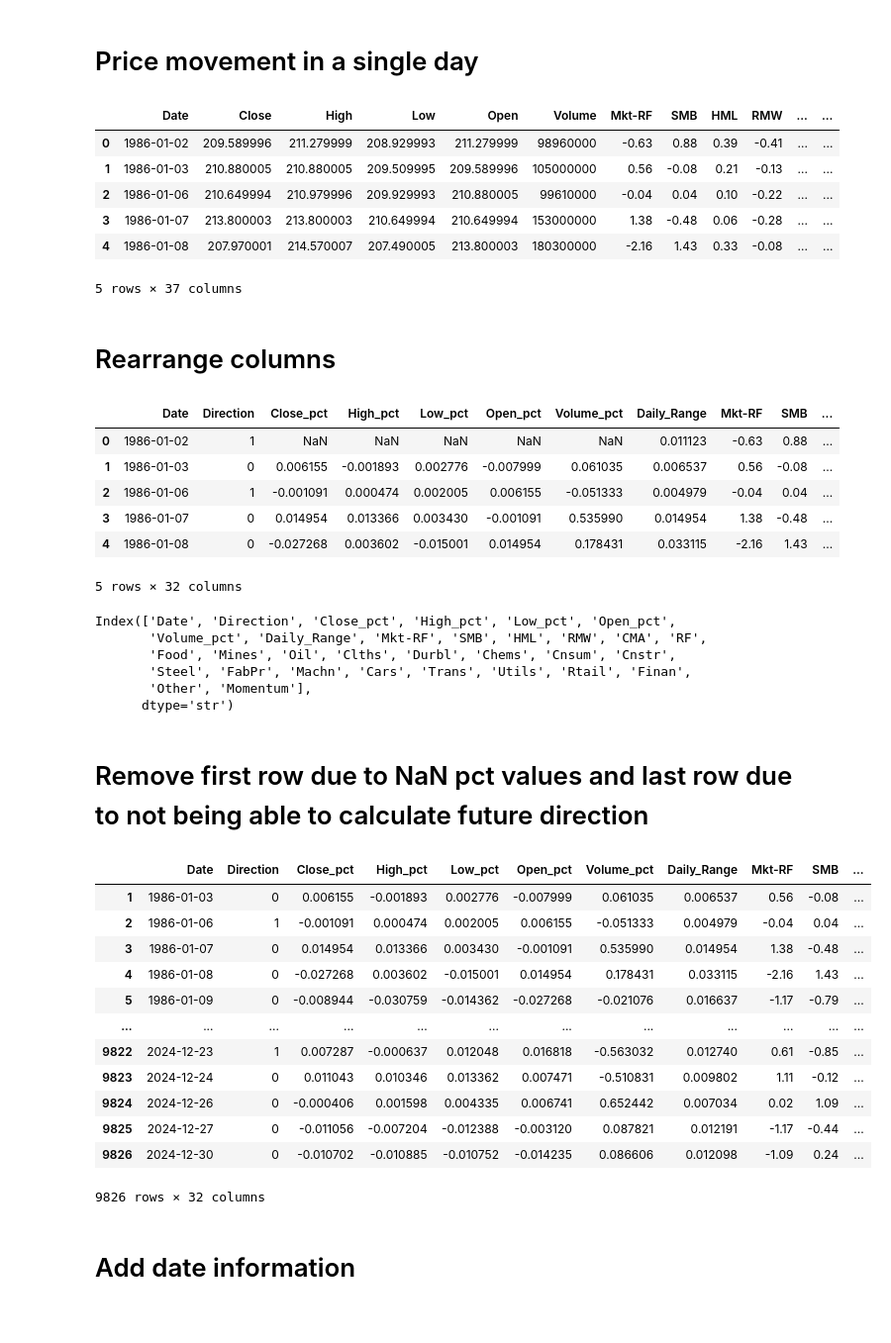
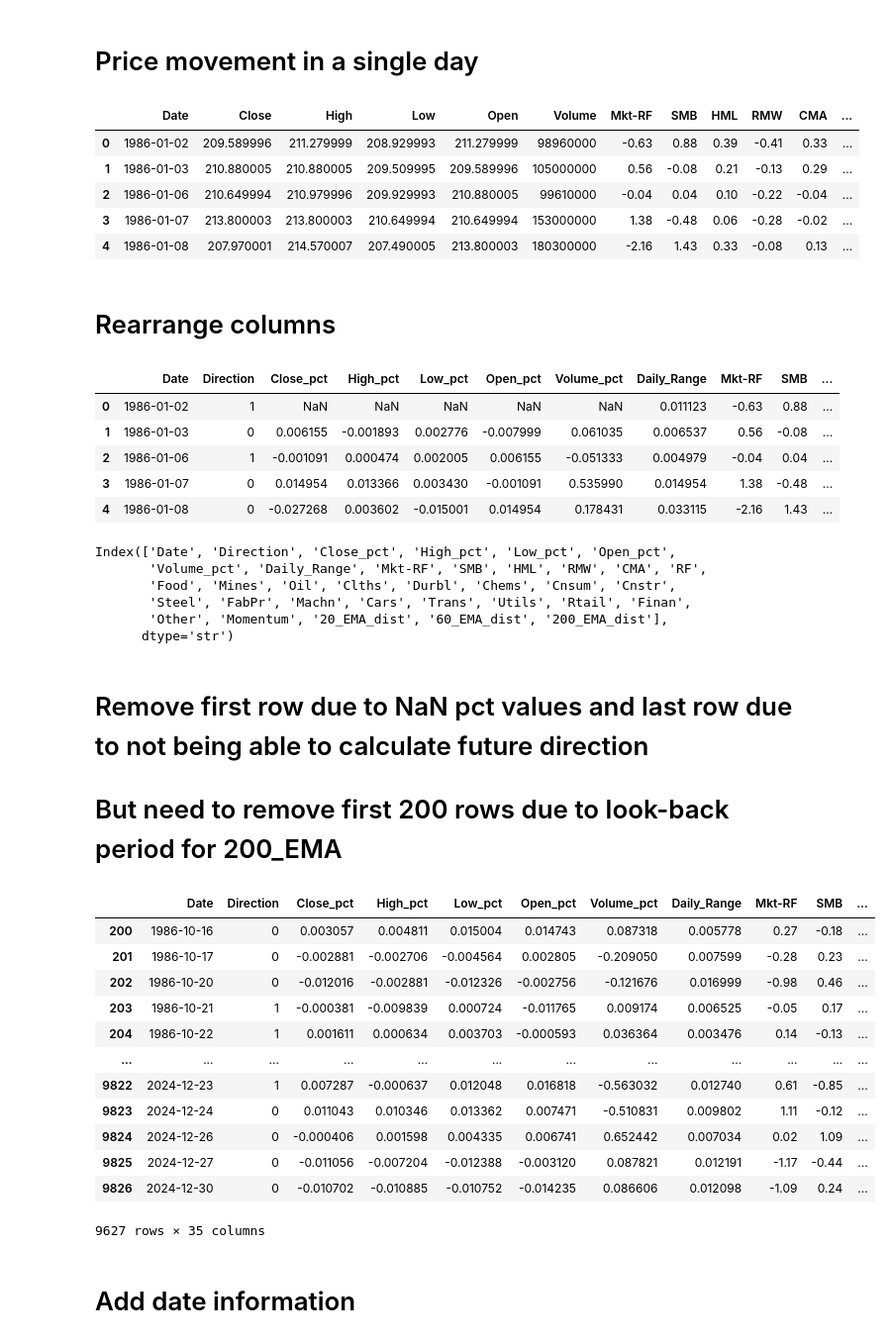
Before and after one commit to ADO183115/predicting-next-day-price-direction, a Jupyter notebook: preprocessing.ipynb, the cells around one changed output. Shown at 99% size. Drawn from its saved outputs; the diff is of its cells as text; code cells hidden in the pictures.

```diff
--- a/preprocessing.ipynb
+++ b/preprocessing.ipynb
@@ -53 +54,5 @@ merged_df
 9828 rows × 30 columns
+# %%
+merged_df["20_EMA"] = TA.EMA(merged_df, 20)
+merged_df["60_EMA"] = TA.EMA(merged_df, 60)
+merged_df["200_EMA"] = TA.EMA(merged_df, 200)
@@ -53,0 +68,6 @@ merged_df
+# %%
+merged_df["20_EMA_dist"] = (merged_df["Close"] - merged_df["20_EMA"]) / merged_df["20_EMA"]
+merged_df["60_EMA_dist"] = (merged_df["Close"] - merged_df["60_EMA"]) / merged_df["60_EMA"]
+merged_df["200_EMA_dist"] = (merged_df["Close"] - merged_df["200_EMA"]) / merged_df["200_EMA"]
+# %%
+merged_df = merged_df.drop(columns=["20_EMA", "60_EMA", "200_EMA"])
@@ -117,13 +145,12 @@ merged_df["Daily_Range"] = (merged_df["High"] - merged_df["Low"]) / merged_df["O
 # %%
 merged_df.head()
 # %% [output]
-|  | Date | Close | High | Low | Open | Volume | Mkt-RF | SMB | HML | RMW | ... | ... |
-| 0 | 1986-01-02 | 209.589996 | 211.279999 | 208.929993 | 211.279999 | 98960000 | -0.63 | 0.88 | 0.39 | -0.41 | ... | ... |
-| 1 | 1986-01-03 | 210.880005 | 210.880005 | 209.509995 | 209.589996 | 105000000 | 0.56 | -0.08 | 0.21 | -0.13 | ... | ... |
-| 2 | 1986-01-06 | 210.649994 | 210.979996 | 209.929993 | 210.880005 | 99610000 | -0.04 | 0.04 | 0.10 | -0.22 | ... | ... |
-| 3 | 1986-01-07 | 213.800003 | 213.800003 | 210.649994 | 210.649994 | 153000000 | 1.38 | -0.48 | 0.06 | -0.28 | ... | ... |
-| 4 | 1986-01-08 | 207.970001 | 214.570007 | 207.490005 | 213.800003 | 180300000 | -2.16 | 1.43 | 0.33 | -0.08 | ... | ... |
+|  | Date | Close | High | Low | Open | Volume | Mkt-RF | SMB | HML | RMW | CMA | ... |
+| 0 | 1986-01-02 | 209.589996 | 211.279999 | 208.929993 | 211.279999 | 98960000 | -0.63 | 0.88 | 0.39 | -0.41 | 0.33 | ... |
+| 1 | 1986-01-03 | 210.880005 | 210.880005 | 209.509995 | 209.589996 | 105000000 | 0.56 | -0.08 | 0.21 | -0.13 | 0.29 | ... |
+| 2 | 1986-01-06 | 210.649994 | 210.979996 | 209.929993 | 210.880005 | 99610000 | -0.04 | 0.04 | 0.10 | -0.22 | -0.04 | ... |
+| 3 | 1986-01-07 | 213.800003 | 213.800003 | 210.649994 | 210.649994 | 153000000 | 1.38 | -0.48 | 0.06 | -0.28 | -0.02 | ... |
+| 4 | 1986-01-08 | 207.970001 | 214.570007 | 207.490005 | 213.800003 | 180300000 | -2.16 | 1.43 | 0.33 | -0.08 | 0.13 | ... |
-5 rows × 37 columns
 # %% [markdown]
 # Rearrange columns
 # %%
@@ -143,7 +170,6 @@ merged_df.head()
 | 2 | 1986-01-06 | 1 | -0.001091 | 0.000474 | 0.002005 | 0.006155 | -0.051333 | 0.004979 | -0.04 | 0.04 | ... |
 | 3 | 1986-01-07 | 0 | 0.014954 | 0.013366 | 0.003430 | -0.001091 | 0.535990 | 0.014954 | 1.38 | -0.48 | ... |
 | 4 | 1986-01-08 | 0 | -0.027268 | 0.003602 | -0.015001 | 0.014954 | 0.178431 | 0.033115 | -2.16 | 1.43 | ... |
-5 rows × 32 columns
 # %%
 merged_df.columns
 # %% [output]
@@ -151,27 +177,28 @@ Index(['Date', 'Direction', 'Close_pct', 'High_pct', 'Low_pct', 'Open_pct',
        'Volume_pct', 'Daily_Range', 'Mkt-RF', 'SMB', 'HML', 'RMW', 'CMA', 'RF',
        'Food', 'Mines', 'Oil', 'Clths', 'Durbl', 'Chems', 'Cnsum', 'Cnstr',
        'Steel', 'FabPr', 'Machn', 'Cars', 'Trans', 'Utils', 'Rtail', 'Finan',
-       'Other', 'Momentum'],
+       'Other', 'Momentum', '20_EMA_dist', '60_EMA_dist', '200_EMA_dist'],
       dtype='str')
 # %% [markdown]
 # Remove first row due to NaN pct values and last row due to not being able to calculate future direction
+# But need to remove first 200 rows due to look-back period for 200_EMA
 # %%
-merged_df = merged_df.iloc[1:-1]
+merged_df = merged_df.iloc[200:-1]
 merged_df
 # %% [output]
 |  | Date | Direction | Close_pct | High_pct | Low_pct | Open_pct | Volume_pct | Daily_Range | Mkt-RF | SMB | ... |
-| 1 | 1986-01-03 | 0 | 0.006155 | -0.001893 | 0.002776 | -0.007999 | 0.061035 | 0.006537 | 0.56 | -0.08 | ... |
-| 2 | 1986-01-06 | 1 | -0.001091 | 0.000474 | 0.002005 | 0.006155 | -0.051333 | 0.004979 | -0.04 | 0.04 | ... |
-| 3 | 1986-01-07 | 0 | 0.014954 | 0.013366 | 0.003430 | -0.001091 | 0.535990 | 0.014954 | 1.38 | -0.48 | ... |
-| 4 | 1986-01-08 | 0 | -0.027268 | 0.003602 | -0.015001 | 0.014954 | 0.178431 | 0.033115 | -2.16 | 1.43 | ... |
-| 5 | 1986-01-09 | 0 | -0.008944 | -0.030759 | -0.014362 | -0.027268 | -0.021076 | 0.016637 | -1.17 | -0.79 | ... |
+| 200 | 1986-10-16 | 0 | 0.003057 | 0.004811 | 0.015004 | 0.014743 | 0.087318 | 0.005778 | 0.27 | -0.18 | ... |
+| 201 | 1986-10-17 | 0 | -0.002881 | -0.002706 | -0.004564 | 0.002805 | -0.209050 | 0.007599 | -0.28 | 0.23 | ... |
+| 202 | 1986-10-20 | 0 | -0.012016 | -0.002881 | -0.012326 | -0.002756 | -0.121676 | 0.016999 | -0.98 | 0.46 | ... |
+| 203 | 1986-10-21 | 1 | -0.000381 | -0.009839 | 0.000724 | -0.011765 | 0.009174 | 0.006525 | -0.05 | 0.17 | ... |
+| 204 | 1986-10-22 | 1 | 0.001611 | 0.000634 | 0.003703 | -0.000593 | 0.036364 | 0.003476 | 0.14 | -0.13 | ... |
 | ... | ... | ... | ... | ... | ... | ... | ... | ... | ... | ... | ... |
 | 9822 | 2024-12-23 | 1 | 0.007287 | -0.000637 | 0.012048 | 0.016818 | -0.563032 | 0.012740 | 0.61 | -0.85 | ... |
 | 9823 | 2024-12-24 | 0 | 0.011043 | 0.010346 | 0.013362 | 0.007471 | -0.510831 | 0.009802 | 1.11 | -0.12 | ... |
 | 9824 | 2024-12-26 | 0 | -0.000406 | 0.001598 | 0.004335 | 0.006741 | 0.652442 | 0.007034 | 0.02 | 1.09 | ... |
 | 9825 | 2024-12-27 | 0 | -0.011056 | -0.007204 | -0.012388 | -0.003120 | 0.087821 | 0.012191 | -1.17 | -0.44 | ... |
 | 9826 | 2024-12-30 | 0 | -0.010702 | -0.010885 | -0.010752 | -0.014235 | 0.086606 | 0.012098 | -1.09 | 0.24 | ... |
-9826 rows × 32 columns
+9627 rows × 35 columns
 # %% [markdown]
 # Add date information
 # %%
```
Also changed, not shown: parts of 13 cells of this notebook, 3 other files.
